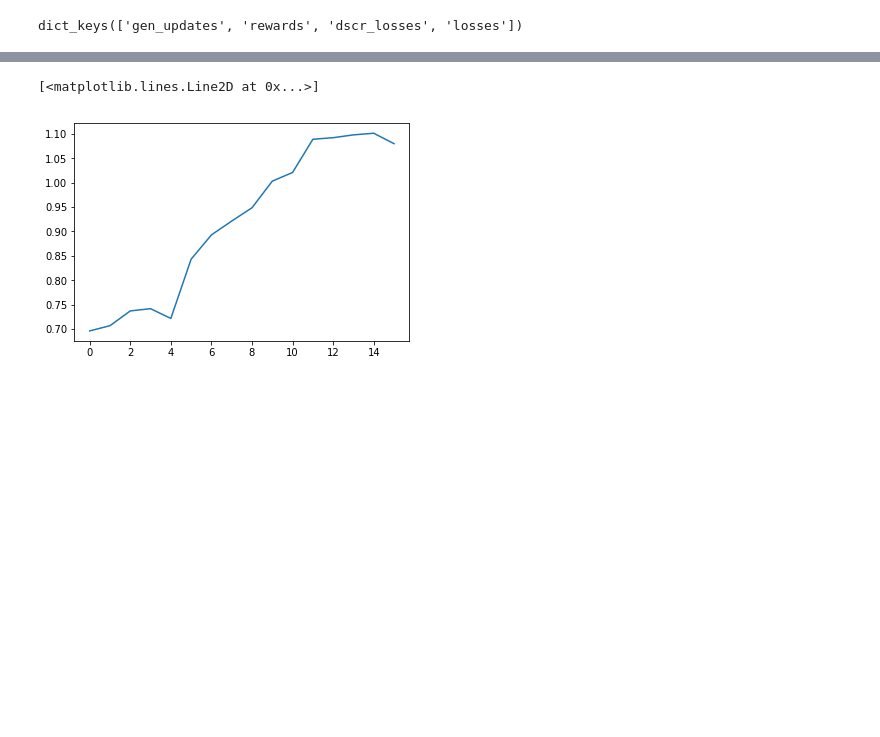
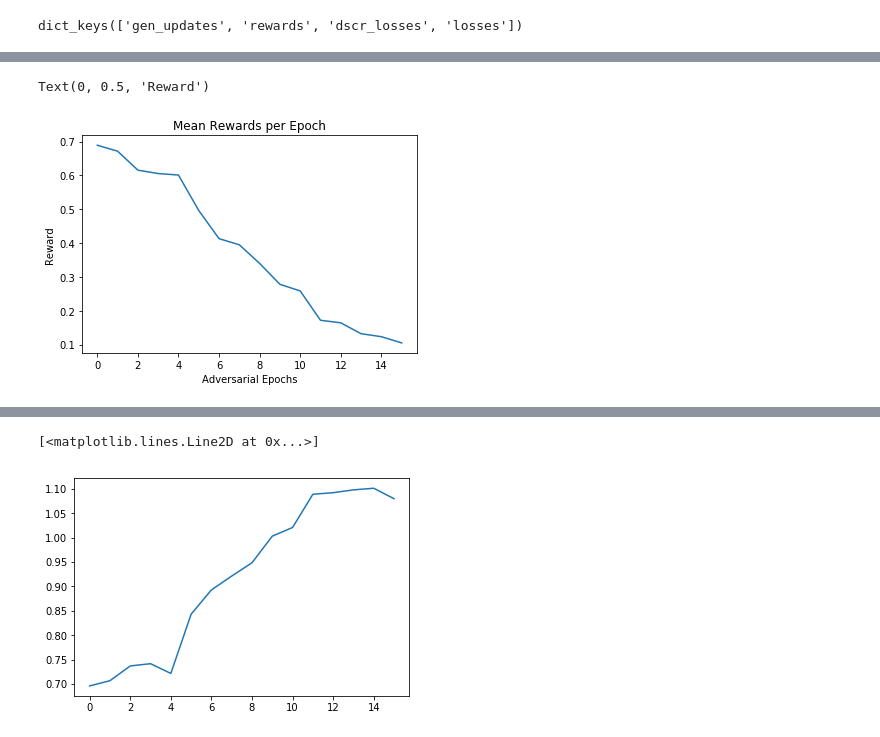
Before and after one commit to bgenchel/Reinforcement-Learning-for-Music-Generation, a Jupyter notebook: src/model/runs/charlie_parker/Keep-Apr28-19_03:32-MP_Final_Train/Untitled.ipynb, the cells around one changed output, grey strips where cells are left out. Saved outputs shown, nothing was run; the diff lists cells and outputs as text; code cells hidden in the pictures; blank space fills up the shorter version.

```diff
--- a/src/model/runs/charlie_parker/Keep-Apr28-19_03:32-MP_Final_Train/Untitled.ipynb
+++ b/src/model/runs/charlie_parker/Keep-Apr28-19_03:32-MP_Final_Train/Untitled.ipynb
@@ -23,0 +17,8 @@ plt.plot(ld['dscr_losses'])
+# %%
+plt.plot(ld['rewards'])
+plt.title('Mean Rewards per Epoch')
+plt.xlabel('Adversarial Epochs')
+plt.ylabel('Reward')
+# %% [output]
+Text(0, 0.5, 'Reward')
+[figure, added]
```
Also changed, not shown: parts of 5 cells of this notebook.
